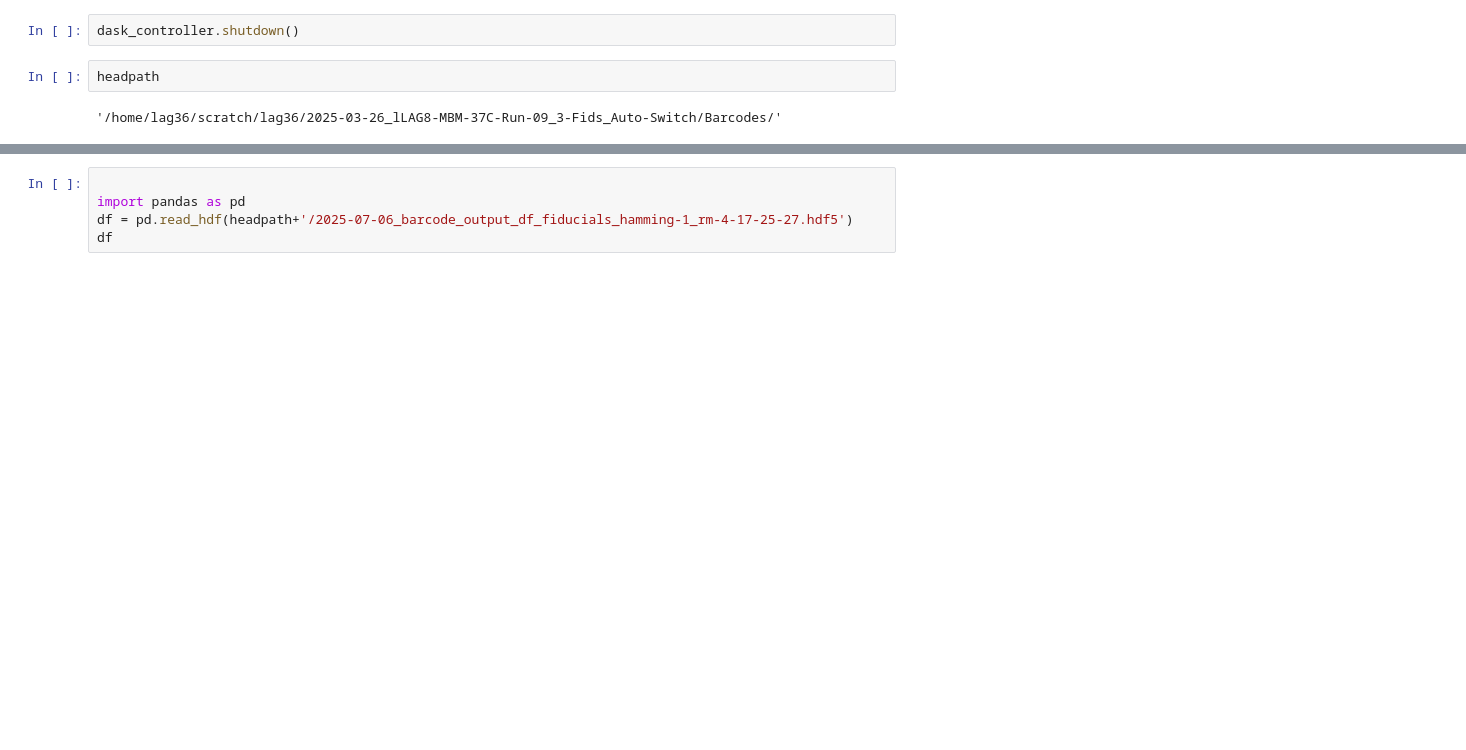
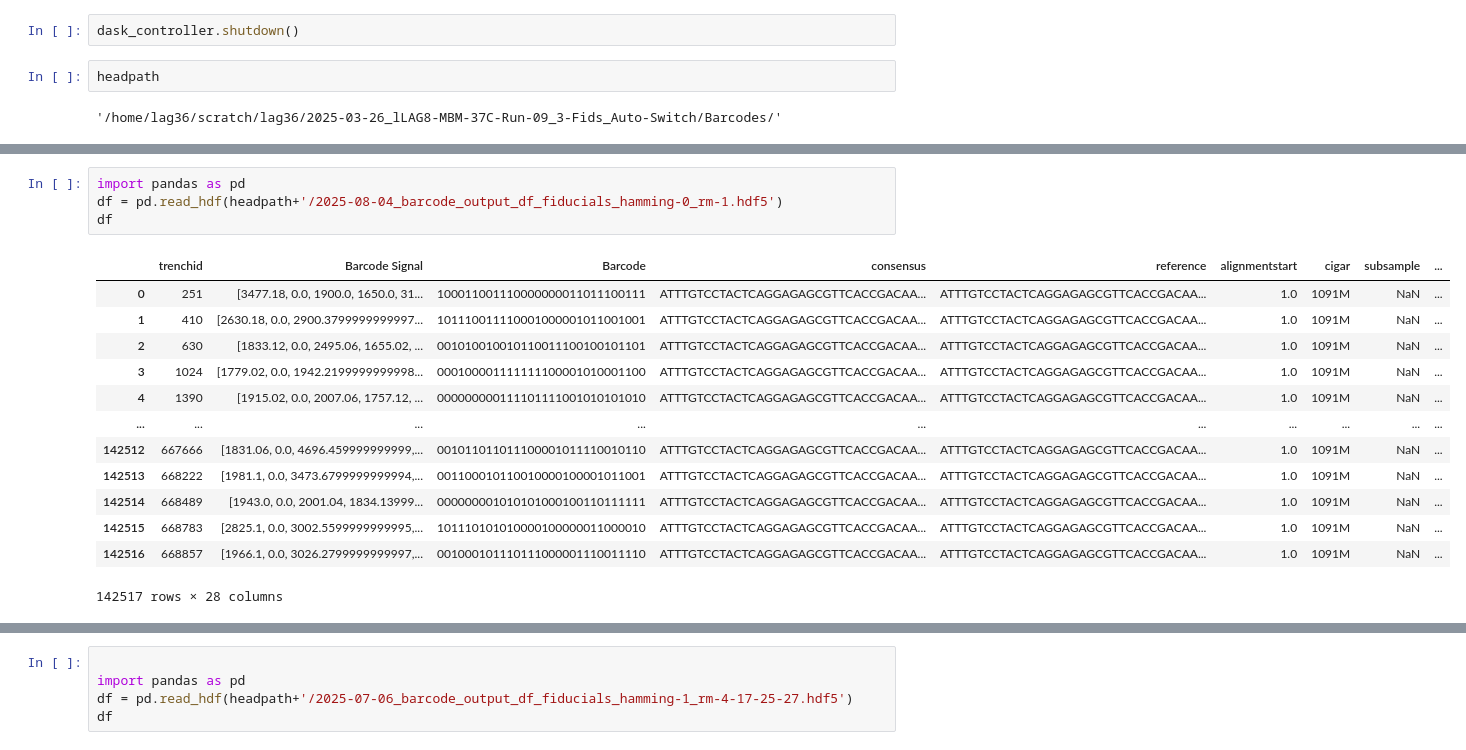
Before and after one commit to gutiloluis/lag_paulsson-lab, a Jupyter notebook: crispri-env_dev_notebooks/bsubtilis_CRISPRi_libraries/2025-07-13_lLAG8-EZRDM-30C-Run-03/lLAG8_EZRDM_30C_Run-03_01_Core_Image_Processing.ipynb, the cells around one changed output, grey strips where cells are left out. Cells and saved outputs as stored; diff of their text form; blank space fills up the shorter version.

```diff
--- a/crispri-env_dev_notebooks/bsubtilis_CRISPRi_libraries/2025-07-13_lLAG8-EZRDM-30C-Run-03/lLAG8_EZRDM_30C_Run-03_01_Core_Image_Processing.ipynb
+++ b/crispri-env_dev_notebooks/bsubtilis_CRISPRi_libraries/2025-07-13_lLAG8-EZRDM-30C-Run-03/lLAG8_EZRDM_30C_Run-03_01_Core_Image_Processing.ipynb
@@ -2192,3 +2141,21 @@ Done.
+# %%
+import pandas as pd
+df = pd.read_hdf(headpath+'/2025-08-04_barcode_output_df_fiducials_hamming-0_rm-1.hdf5')
+df
+# %% [output]
+|  | trenchid | Barcode Signal | Barcode | consensus | reference | alignmentstart | cigar | subsample | ... |
+| 0 | 251 | [3477.18, 0.0, 1900.0, 1650.0, 31... | 100011001110000000011011100111 | ATTTGTCCTACTCAGGAGAGCGTTCACCGACAA... | ATTTGTCCTACTCAGGAGAGCGTTCACCGACAA... | 1.0 | 1091M | NaN | ... |
+| 1 | 410 | [2630.18, 0.0, 2900.3799999999997... | 101110011110001000001011001001 | ATTTGTCCTACTCAGGAGAGCGTTCACCGACAA... | ATTTGTCCTACTCAGGAGAGCGTTCACCGACAA... | 1.0 | 1091M | NaN | ... |
+| 2 | 630 | [1833.12, 0.0, 2495.06, 1655.02, ... | 001010010010110011100100101101 | ATTTGTCCTACTCAGGAGAGCGTTCACCGACAA... | ATTTGTCCTACTCAGGAGAGCGTTCACCGACAA... | 1.0 | 1091M | NaN | ... |
+| 3 | 1024 | [1779.02, 0.0, 1942.2199999999998... | 000100001111111100001010001100 | ATTTGTCCTACTCAGGAGAGCGTTCACCGACAA... | ATTTGTCCTACTCAGGAGAGCGTTCACCGACAA... | 1.0 | 1091M | NaN | ... |
+| 4 | 1390 | [1915.02, 0.0, 2007.06, 1757.12, ... | 000000000111101111001010101010 | ATTTGTCCTACTCAGGAGAGCGTTCACCGACAA... | ATTTGTCCTACTCAGGAGAGCGTTCACCGACAA... | 1.0 | 1091M | NaN | ... |
+| ... | ... | ... | ... | ... | ... | ... | ... | ... | ... |
+| 142512 | 667666 | [1831.06, 0.0, 4696.459999999999,... | 001011011011100001011110010110 | ATTTGTCCTACTCAGGAGAGCGTTCACCGACAA... | ATTTGTCCTACTCAGGAGAGCGTTCACCGACAA... | 1.0 | 1091M | NaN | ... |
+| 142513 | 668222 | [1981.1, 0.0, 3473.6799999999994,... | 001100010110010000100001011001 | ATTTGTCCTACTCAGGAGAGCGTTCACCGACAA... | ATTTGTCCTACTCAGGAGAGCGTTCACCGACAA... | 1.0 | 1091M | NaN | ... |
+| 142514 | 668489 | [1943.0, 0.0, 2001.04, 1834.13999... | 000000001010101000100110111111 | ATTTGTCCTACTCAGGAGAGCGTTCACCGACAA... | ATTTGTCCTACTCAGGAGAGCGTTCACCGACAA... | 1.0 | 1091M | NaN | ... |
+| 142515 | 668783 | [2825.1, 0.0, 3002.5599999999995,... | 101110101010000100000011000010 | ATTTGTCCTACTCAGGAGAGCGTTCACCGACAA... | ATTTGTCCTACTCAGGAGAGCGTTCACCGACAA... | 1.0 | 1091M | NaN | ... |
+| 142516 | 668857 | [1966.1, 0.0, 3026.2799999999997,... | 001000101110111000001110011110 | ATTTGTCCTACTCAGGAGAGCGTTCACCGACAA... | ATTTGTCCTACTCAGGAGAGCGTTCACCGACAA... | 1.0 | 1091M | NaN | ... |
+142517 rows × 28 columns
 # %%
 import pandas as pd
 df = pd.read_hdf(headpath+'/2025-07-06_barcode_output_df_fiducials_hamming-0_rm-4-17-25-27.hdf5')
```
Also changed, not shown: parts of 73 cells of this notebook, 3 other files.
